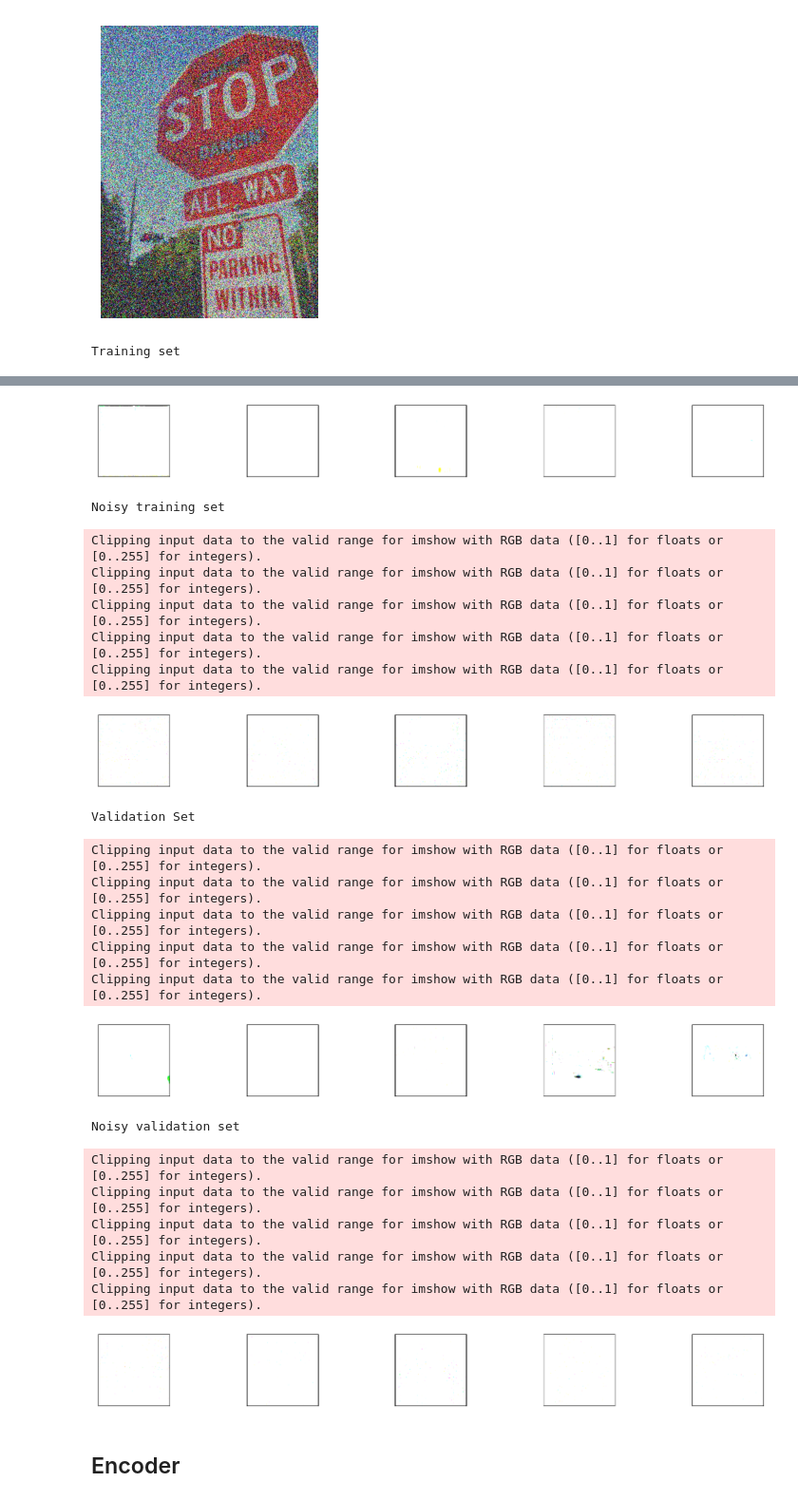
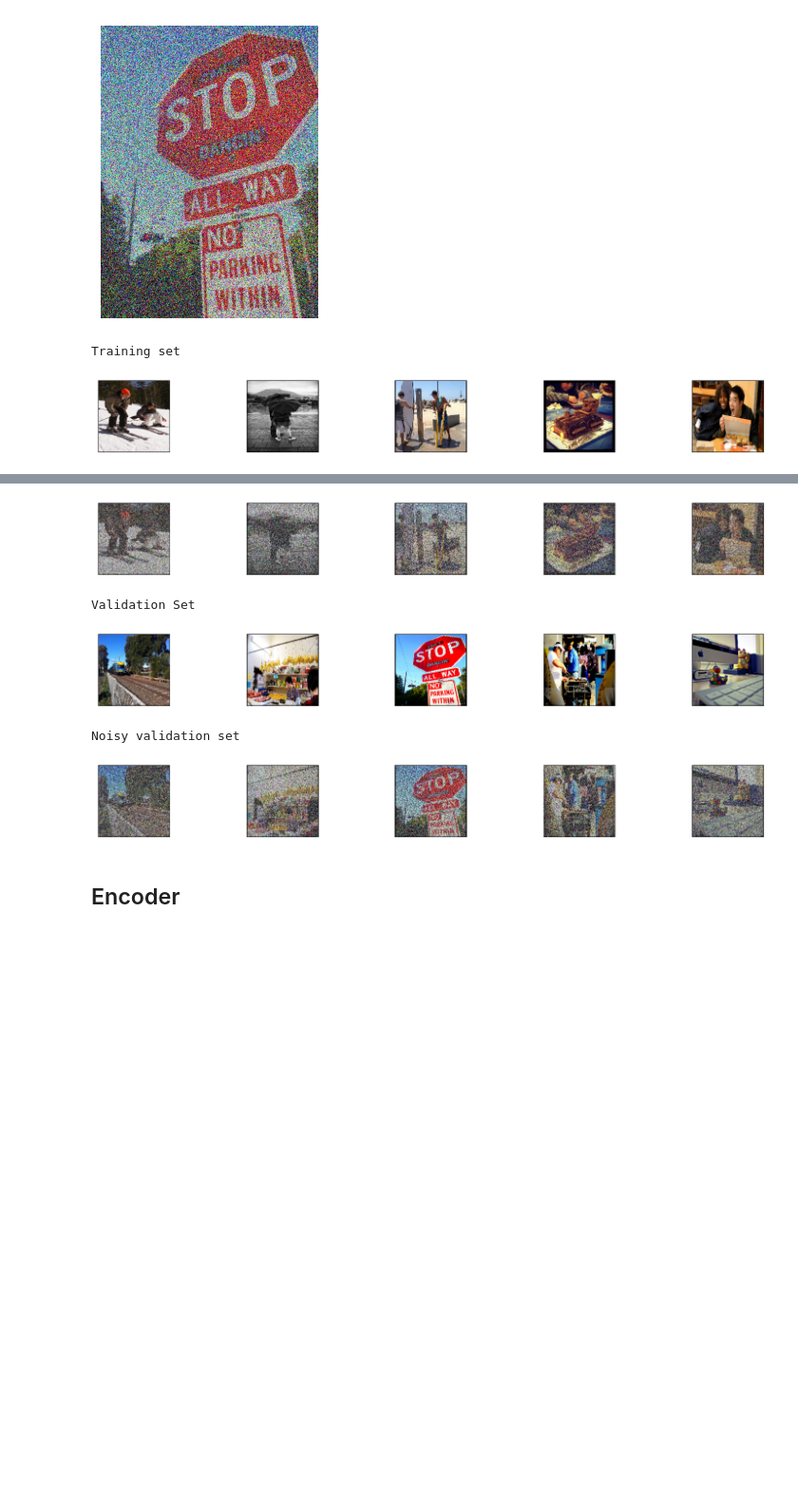
Before and after one commit to kallly/IA-A5-Tensorflow, a Jupyter notebook: 2_livrable.ipynb, the cells around one changed output, grey strips where cells are left out. Shown at 95% size. Saved outputs shown, nothing was run; the diff lists cells and outputs as text; code cells hidden in the pictures; blank space fills up the shorter version.

```diff
--- a/2_livrable.ipynb
+++ b/2_livrable.ipynb
@@ -57,7 +84,3 @@ Found 1000 files belonging to 1 classes.
-# %%
-AUTOTUNE = tf.data.AUTOTUNE
-train_data = train_data.cache().prefetch(buffer_size=AUTOTUNE)
-train_noisy_data = train_noisy_data.cache().prefetch(buffer_size=AUTOTUNE)
 # %% [markdown]
 ## Implementation of functions to display the images.
 # %%
@@ -71,7 +94,7 @@ def display_image(x, n):
     plt.figure(figsize=(20, 2))
     for i in range(n):
         ax = plt.subplot(1, n, i + 1)
-        plt.imshow(x[i], vmax=1)
+        plt.imshow(np.array(x[i]), vmax=1)
         ax.get_xaxis().set_visible(False)
         ax.get_yaxis().set_visible(False)
     plt.show()
@@ -86,15 +109,15 @@ display_single_image(np.array(img_noisy))
 [figure]
 [figure]
 # %%
-
 print("Training set")
-display_image(list(train_data.take(1))[0][0], 5)
+display_image(train_data, 5)
 print("Noisy training set")
-display_image(list(train_noisy_data.take(1))[0][0], 5)
+display_image(train_noisy_data, 5)
 
 print("Validation Set")
-display_image(list(test_data.take(1))[0][0], 5)
+display_image(test_data, 5)
 print("Noisy validation set")
-display_image(list(test_noisy_data.take(1))[0][0], 5)
+display_image(test_noisy_data, 5)
 # %% [output]
 Training set
+[figure, new version]
@@ -106,25 +125,8 @@ Clipping input data to the valid range for imshow with RGB data ([0..1] for floa
-[figure, old version]
+[figure, new version]
-Noisy training set
+Validation Set
+[figure, new version]
-Clipping input data to the valid range for imshow with RGB data ([0..1] for floats or [0..255] for integers).
-Clipping input data to the valid range for imshow with RGB data ([0..1] for floats or [0..255] for integers).
-Clipping input data to the valid range for imshow with RGB data ([0..1] for floats or [0..255] for integers).
-Clipping input data to the valid range for imshow with RGB data ([0..1] for floats or [0..255] for integers).
-Clipping input data to the valid range for imshow with RGB data ([0..1] for floats or [0..255] for integers).
+Noisy validation set
-[figure, old version]
-Validation Set
-Clipping input data to the valid range for imshow with RGB data ([0..1] for floats or [0..255] for integers).
-Clipping input data to the valid range for imshow with RGB data ([0..1] for floats or [0..255] for integers).
-Clipping input data to the valid range for imshow with RGB data ([0..1] for floats or [0..255] for integers).
-Clipping input data to the valid range for imshow with RGB data ([0..1] for floats or [0..255] for integers).
-Clipping input data to the valid range for imshow with RGB data ([0..1] for floats or [0..255] for integers).
-[figure, old version]
-Noisy validation set
-Clipping input data to the valid range for imshow with RGB data ([0..1] for floats or [0..255] for integers).
-Clipping input data to the valid range for imshow with RGB data ([0..1] for floats or [0..255] for integers).
-Clipping input data to the valid range for imshow with RGB data ([0..1] for floats or [0..255] for integers).
-Clipping input data to the valid range for imshow with RGB data ([0..1] for floats or [0..255] for integers).
-Clipping input data to the valid range for imshow with RGB data ([0..1] for floats or [0..255] for integers).
-[figure, old version]
+[figure, new version]
 # %% [markdown]
 ## Encoder
 # %%
```
Also changed, not shown: parts of 8 cells of this notebook.
